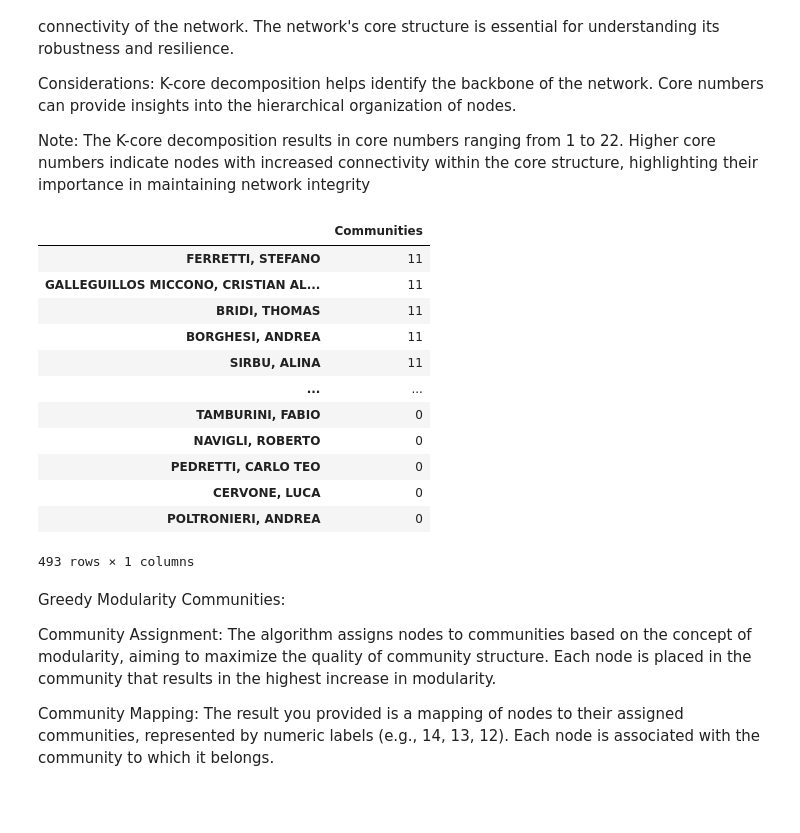
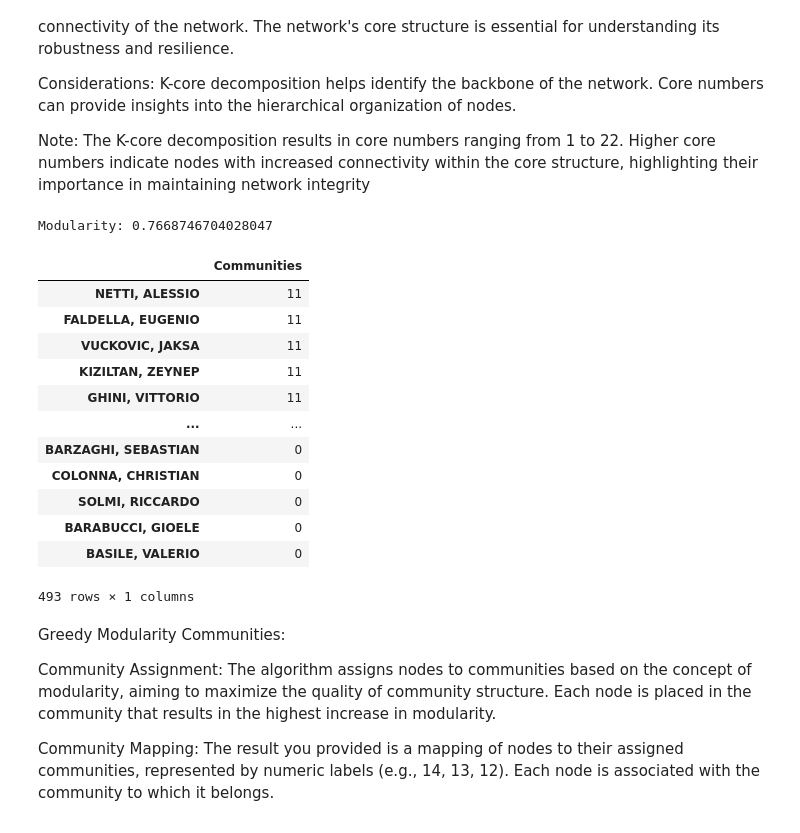
Before and after one commit to leonardozilli/DHDK_ProfessorsNetwork, a Jupyter notebook: notebooks/cs_network_analysis.ipynb, the cells around one changed output. Cells and saved outputs as stored; diff of their text form; code cells hidden in the pictures.

```diff
--- a/notebooks/cs_network_analysis.ipynb
+++ b/notebooks/cs_network_analysis.ipynb
@@ -372,29 +386,33 @@ The K-core decomposition results in core numbers ranging from 1 to 22. Higher co
 # %%
 communities = nx.algorithms.community.greedy_modularity_communities(G, weight="weight")
 community_mapping = {}
 for i, community in enumerate(communities):
     for node in community:
         community_mapping[node] = i
 
+modularity_value = nx.algorithms.community.modularity(G, list(communities), weight="weight")
+
+print("Modularity:", modularity_value)
 
 c_data = pd.DataFrame.from_dict(community_mapping,
-                                    columns=["Communities"],
-                                    orient="index")
+                                columns=["Communities"],
+                                orient="index")
 c_data.sort_values(by=["Communities"], ascending=False)
 # %% [output]
+Modularity: 0.7668746704028047
 |  | Communities |
-| FERRETTI, STEFANO | 11 |
-| GALLEGUILLOS MICCONO, CRISTIAN AL... | 11 |
-| BRIDI, THOMAS | 11 |
-| BORGHESI, ANDREA | 11 |
-| SIRBU, ALINA | 11 |
+| NETTI, ALESSIO | 11 |
+| FALDELLA, EUGENIO | 11 |
+| VUCKOVIC, JAKSA | 11 |
+| KIZILTAN, ZEYNEP | 11 |
+| GHINI, VITTORIO | 11 |
 | ... | ... |
-| TAMBURINI, FABIO | 0 |
-| NAVIGLI, ROBERTO | 0 |
-| PEDRETTI, CARLO TEO | 0 |
-| CERVONE, LUCA | 0 |
-| POLTRONIERI, ANDREA | 0 |
+| BARZAGHI, SEBASTIAN | 0 |
+| COLONNA, CHRISTIAN | 0 |
+| SOLMI, RICCARDO | 0 |
+| BARABUCCI, GIOELE | 0 |
+| BASILE, VALERIO | 0 |
-493 rows × 1 columns
+493 rows × 1 columns
 # %% [markdown]
 Greedy Modularity Communities:
 
```
Also changed, not shown: parts of 2 cells of this notebook, 1 other file.
